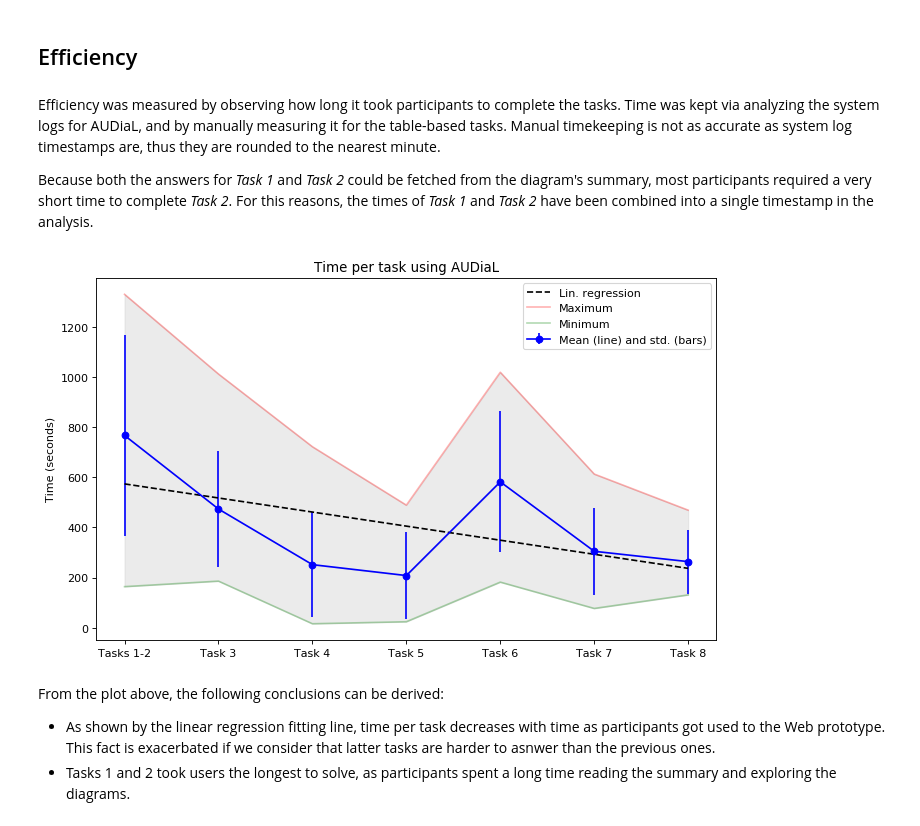
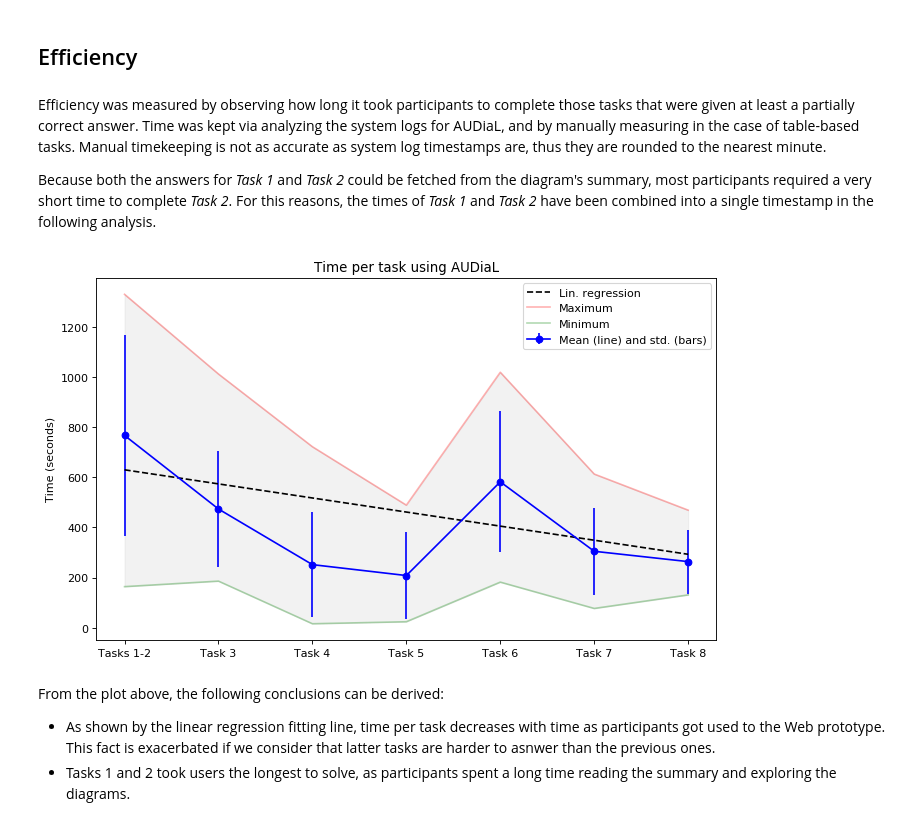
Before and after one commit to tomurillo/AUDiaL, a Jupyter notebook: docs/evaluation/evaluation_report.ipynb, the cells around one changed output. Saved outputs shown, nothing was run; the diff lists cells and outputs as text; code cells hidden in the pictures.

```diff
--- a/docs/evaluation/evaluation_report.ipynb
+++ b/docs/evaluation/evaluation_report.ipynb
@@ -33,59 +120,36 @@ N=8 participants.
 # %% [markdown]
 ## Efficiency
 # %% [markdown]
-Efficiency was measured by observing how long it took participants to complete the tasks. Time was kept via analyzing the system logs for AUDiaL, and by manually measuring it for the table-based tasks. Manual timekeeping is not as accurate as system log timestamps are, thus they are rounded to the nearest minute.
+Efficiency was measured by observing how long it took participants to complete those tasks that were given at least a partially correct answer. Time was kept via analyzing the system logs for AUDiaL, and by manually measuring in the case of table-based tasks. Manual timekeeping is not as accurate as system log timestamps are, thus they are rounded to the nearest minute.
 
-Because both the answers for *Task 1* and *Task 2* could be fetched from the diagram's summary, most participants required a very short time to complete *Task 2*. For this reasons, the times of *Task 1* and *Task 2* have been combined into a single timestamp in the analysis.
+Because both the answers for *Task 1* and *Task 2* could be fetched from the diagram's summary, most participants required a very short time to complete *Task 2*. For this reasons, the times of *Task 1* and *Task 2* have been combined into a single timestamp in the following analysis.
 # %%
-means = []
-stds = []
-maxs = []
-mins = []
-x_combine = []
-t_combine = []
-
-# Collect data and compute mean, std, min, and max for each task
-i = 2
-while True:
-    try:
-        times = demo_data[:]['Dialogue__Time__{}'.format(i)]
-        if i == 2:
-            times = np.add(times, demo_data[:]['Dialogue__Time__1'])  # Combine Task 1 and Task 2
-        times = times[np.where(times > 0)[0]]  # Missing values are set to -1; skip them
-        x_combine.extend([i-2 for _ in range(len(times))])
-        t_combine.extend(times)
-        means.append(times.mean())
-        stds.append(times.std())
-        maxs.append(times.max())
-        mins.append(times.min())
-        i += 1
-    except ValueError:
-        break
+# Collect statistics
+means, stds, maxs, mins, x_comb, t_comb = analyze_data('Dialogue__Time', combine_first=True)
 
 # Horizontal axis values (zero-indexed)
-x = np.arange(i-2)
+x = np.arange(len(means))
 
 # Linear regression of datapoints
-linfit = np.polyfit(x_combine, t_combine, 1)
+linfit = np.polyfit(x_comb, t_comb, 1)
 linfit_fn = np.poly1d(linfit)
 
 # Plot all
 xticks = ['Tasks 1-2']
-xticks.extend(['Task {}'.format(j) for j in range(3, i)])
+xticks.extend(['Task {}'.format(j) for j in range(3, len(means) + 2)])
 fig = plt.figure(figsize=(10, 6), dpi=80, facecolor='w', edgecolor='k')
 plt.errorbar(x, means, stds, linestyle='-', marker='o', color='b', label='Mean (line) and std. (bars)')
 plt.plot(x, linfit_fn(x), '--k', label='Lin. regression')
 plt.plot(x, maxs, color='r', alpha=.3, label='Maximum')
-plt.fill_between(x, means, maxs, color='silver', alpha=.3)
-plt.fill_between(x, means, mins, color='silver', alpha=.3)
+plt.fill_between(x, mins, maxs, color='silver', alpha=.2)
 plt.plot(x, mins, color='g', alpha=.3, label='Minimum')
 plt.xticks(x, xticks)
 plt.ylabel('Time (seconds)')
 plt.title('Time per task using AUDiaL')
 plt.legend(loc='upper right')
 plt.show()
 # %% [output]
-[figure, old version]
+[figure, new version]
 # %% [markdown]
 From the plot above, the following conclusions can be derived:
 <ul>
```
Also changed, not shown: parts of 7 cells of this notebook.
